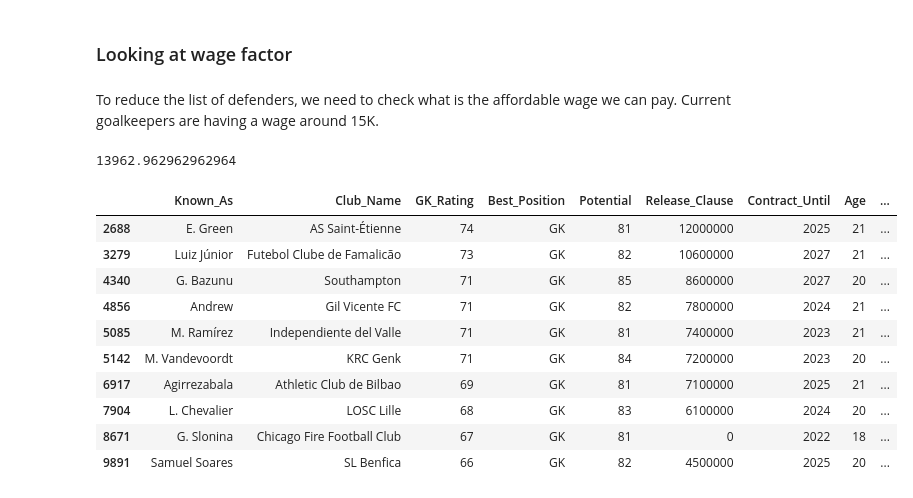
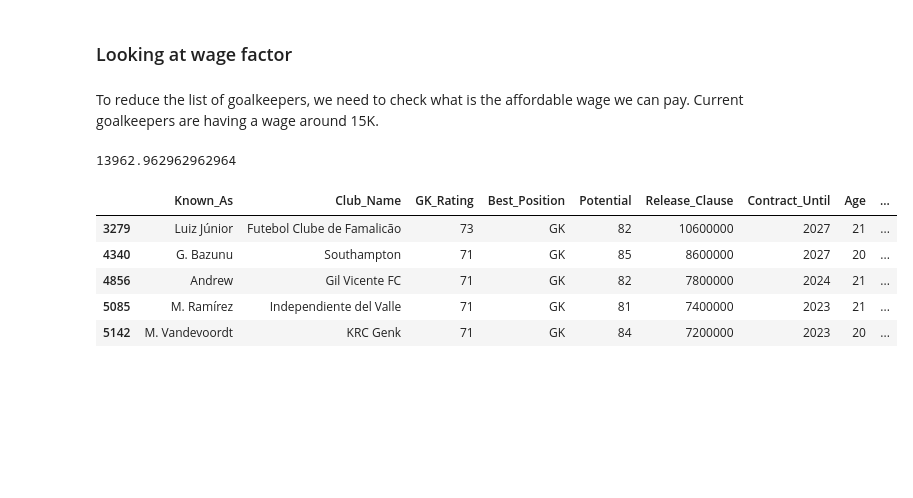
Before and after one commit to JonITTECH/project-fifa-moneyball, a Jupyter notebook: FIFA AJAX.ipynb, the cells around one changed output. Saved outputs shown, nothing was run; the diff lists cells and outputs as text; code cells hidden in the pictures; blank space fills up the shorter version.

```diff
--- a/FIFA AJAX.ipynb
+++ b/FIFA AJAX.ipynb
@@ -438,7 +438,7 @@ sns.pairplot(desired_gk[['Age','Overall', 'Wage(in_Euro)','GK_Rating']],hue='Age
 # %% [markdown]
 ### Looking at wage factor
 # %% [markdown]
-To reduce the list of defenders, we need to check what is the affordable wage we can pay. Current goalkeepers are having a wage around 15K.
+To reduce the list of goalkeepers, we need to check what is the affordable wage we can pay. Current goalkeepers are having a wage around 15K.
 # %%
 ajax['Wage(in_Euro)'].mean()
 # %% [output]
@@ -446,24 +446,21 @@ ajax['Wage(in_Euro)'].mean()
 # %%
 # We limit our GK group to have wage below 15K
 desired_gk = desired_gk[desired_gk['Wage(in_Euro)']<15000]
 
+# Let's add more thing we want to select the best option
 desired_gk= fifa2[['Known_As','Club_Name','GK_Rating','Best_Position','Potential','Release_Clause','Contract_Until','Age', 'Value(in_Euro)','Wage(in_Euro)','Goalkeeper_Diving', 'Goalkeeper_Handling', 'GoalkeeperKicking','Goalkeeper_Positioning', 'Goalkeeper_Reflexes']]
-desired_gk=desired_gk[(desired_gk['Release_Clause'] < 54100000) &
+desired_gk=desired_gk[(desired_gk['Release_Clause'] < 12000000) &
                                       (desired_gk['Potential'] > 80) &
                                       (desired_gk['Age'] < 22) &
+                                      (desired_gk['GK_Rating'] > 70) &
                                       (desired_gk['Best_Position'] == 'GK')&
                                       (desired_gk['Wage(in_Euro)']<15000)]
 
 desired_gk.head(10)
 # %% [output]
 |  | Known_As | Club_Name | GK_Rating | Best_Position | Potential | Release_Clause | Contract_Until | Age | ... |
-| 2688 | E. Green | AS Saint-Étienne | 74 | GK | 81 | 12000000 | 2025 | 21 | ... |
 | 3279 | Luiz Júnior | Futebol Clube de Famalicão | 73 | GK | 82 | 10600000 | 2027 | 21 | ... |
 | 4340 | G. Bazunu | Southampton | 71 | GK | 85 | 8600000 | 2027 | 20 | ... |
 | 4856 | Andrew | Gil Vicente FC | 71 | GK | 82 | 7800000 | 2024 | 21 | ... |
 | 5085 | M. Ramírez | Independiente del Valle | 71 | GK | 81 | 7400000 | 2023 | 21 | ... |
 | 5142 | M. Vandevoordt | KRC Genk | 71 | GK | 84 | 7200000 | 2023 | 20 | ... |
-| 6917 | Agirrezabala | Athletic Club de Bilbao | 69 | GK | 81 | 7100000 | 2025 | 21 | ... |
-| 7904 | L. Chevalier | LOSC Lille | 68 | GK | 83 | 6100000 | 2024 | 20 | ... |
-| 8671 | G. Slonina | Chicago Fire Football Club | 67 | GK | 81 | 0 | 2022 | 18 | ... |
-| 9891 | Samuel Soares | SL Benfica | 66 | GK | 82 | 4500000 | 2025 | 20 | ... |
```
Also changed, not shown: parts of 8 cells of this notebook.
